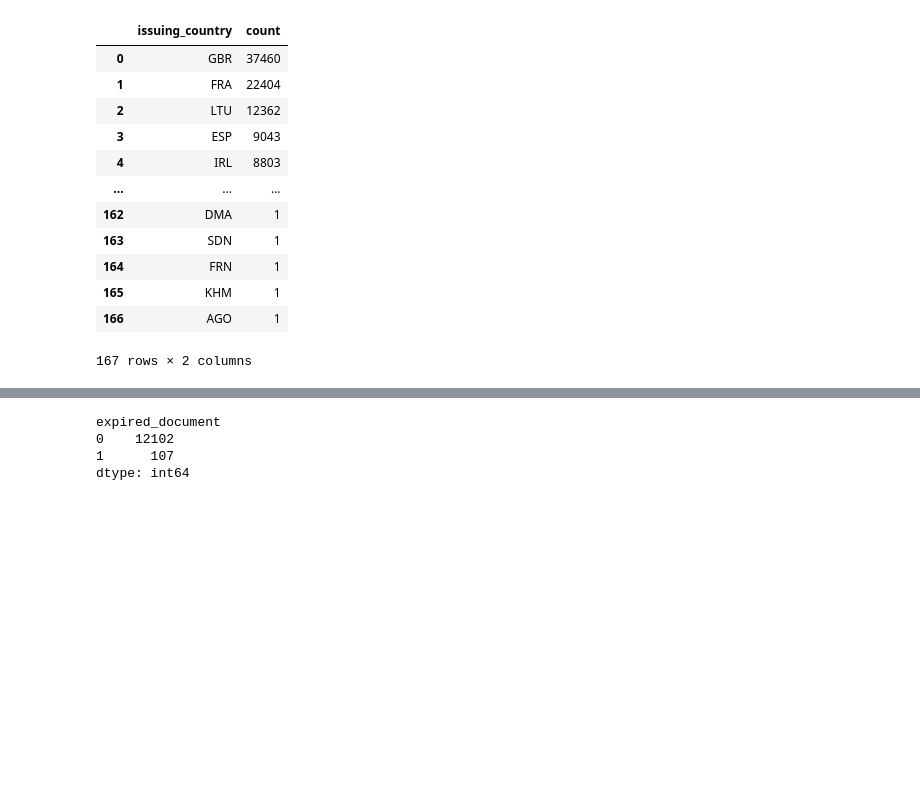
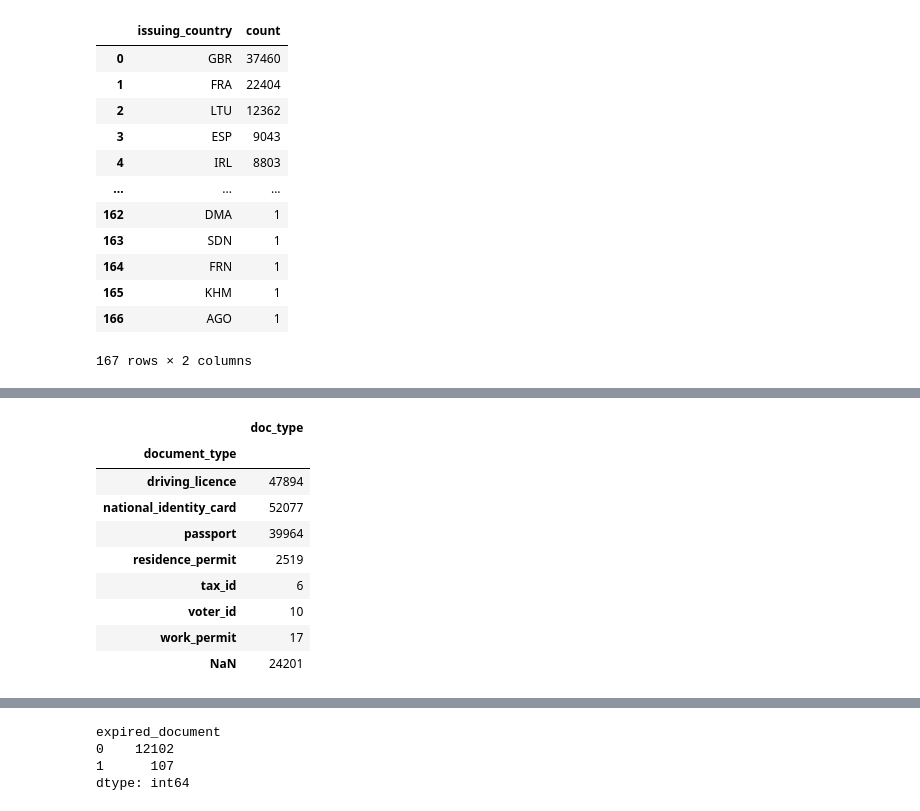
Before and after one commit to LaszloCodes/kyc_analysis, a Jupyter notebook: kyc_analysis.ipynb, the cells around one changed output, grey strips where cells are left out. Saved outputs shown, nothing was run; the diff lists cells and outputs as text; code cells hidden in the pictures; blank space fills up the shorter version.

```diff
--- a/kyc_analysis.ipynb
+++ b/kyc_analysis.ipynb
@@ -796,0 +772,14 @@ new_df
+# %%
+document_analysis.groupby('document_type', dropna=False).agg(
+    doc_type = ('user_id','count'))
+# %% [output]
+|  | doc_type |
+| document_type |  |
+| driving_licence | 47894 |
+| national_identity_card | 52077 |
+| passport | 39964 |
+| residence_permit | 2519 |
+| tax_id | 6 |
+| voter_id | 10 |
+| work_permit | 17 |
+| NaN | 24201 |
```
Also changed, not shown: parts of 34 cells of this notebook.
